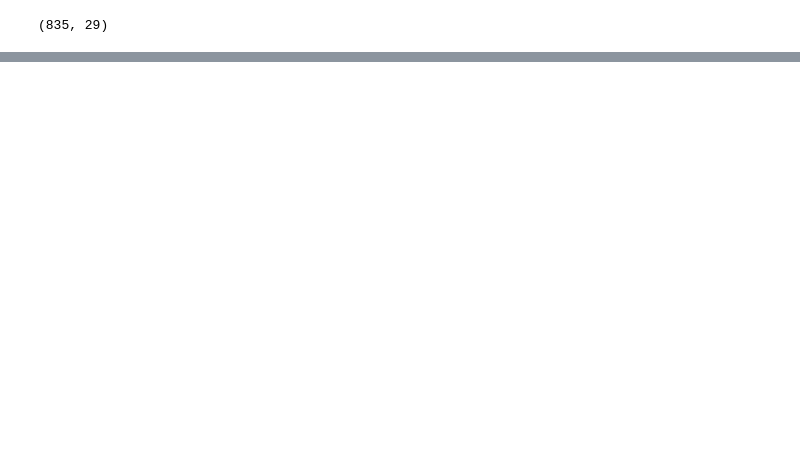
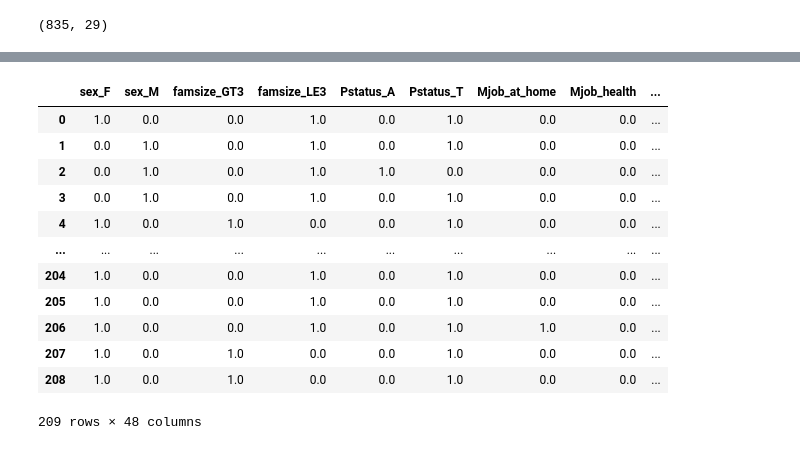
Before and after one commit to NafisFaiyaz007/CSE-445-Machine-learning_Predicting-Risky-Alcohol-Consumption-among-Students, a Jupyter notebook: CSE445_preprocessing stage 1.ipynb, the cells around one changed output, grey strips where cells are left out. Saved outputs shown, nothing was run; the diff lists cells and outputs as text; code cells hidden in the pictures; blank space fills up the shorter version.

```diff
--- a/CSE445_preprocessing stage 1.ipynb
+++ b/CSE445_preprocessing stage 1.ipynb
@@ -257,0 +317,16 @@ testSet.tail()
+# %%
+testSet
+# %% [output]
+|  | sex_F | sex_M | famsize_GT3 | famsize_LE3 | Pstatus_A | Pstatus_T | Mjob_at_home | Mjob_health | ... |
+| 0 | 1.0 | 0.0 | 0.0 | 1.0 | 0.0 | 1.0 | 0.0 | 0.0 | ... |
+| 1 | 0.0 | 1.0 | 0.0 | 1.0 | 0.0 | 1.0 | 0.0 | 0.0 | ... |
+| 2 | 0.0 | 1.0 | 0.0 | 1.0 | 1.0 | 0.0 | 0.0 | 0.0 | ... |
+| 3 | 0.0 | 1.0 | 0.0 | 1.0 | 0.0 | 1.0 | 0.0 | 0.0 | ... |
+| 4 | 1.0 | 0.0 | 1.0 | 0.0 | 0.0 | 1.0 | 0.0 | 0.0 | ... |
+| ... | ... | ... | ... | ... | ... | ... | ... | ... | ... |
+| 204 | 1.0 | 0.0 | 0.0 | 1.0 | 0.0 | 1.0 | 0.0 | 0.0 | ... |
+| 205 | 1.0 | 0.0 | 0.0 | 1.0 | 0.0 | 1.0 | 0.0 | 0.0 | ... |
+| 206 | 1.0 | 0.0 | 0.0 | 1.0 | 0.0 | 1.0 | 1.0 | 0.0 | ... |
+| 207 | 1.0 | 0.0 | 1.0 | 0.0 | 0.0 | 1.0 | 0.0 | 0.0 | ... |
+| 208 | 1.0 | 0.0 | 1.0 | 0.0 | 0.0 | 1.0 | 0.0 | 0.0 | ... |
+209 rows × 48 columns
```
Also changed, not shown: parts of 21 cells of this notebook.
